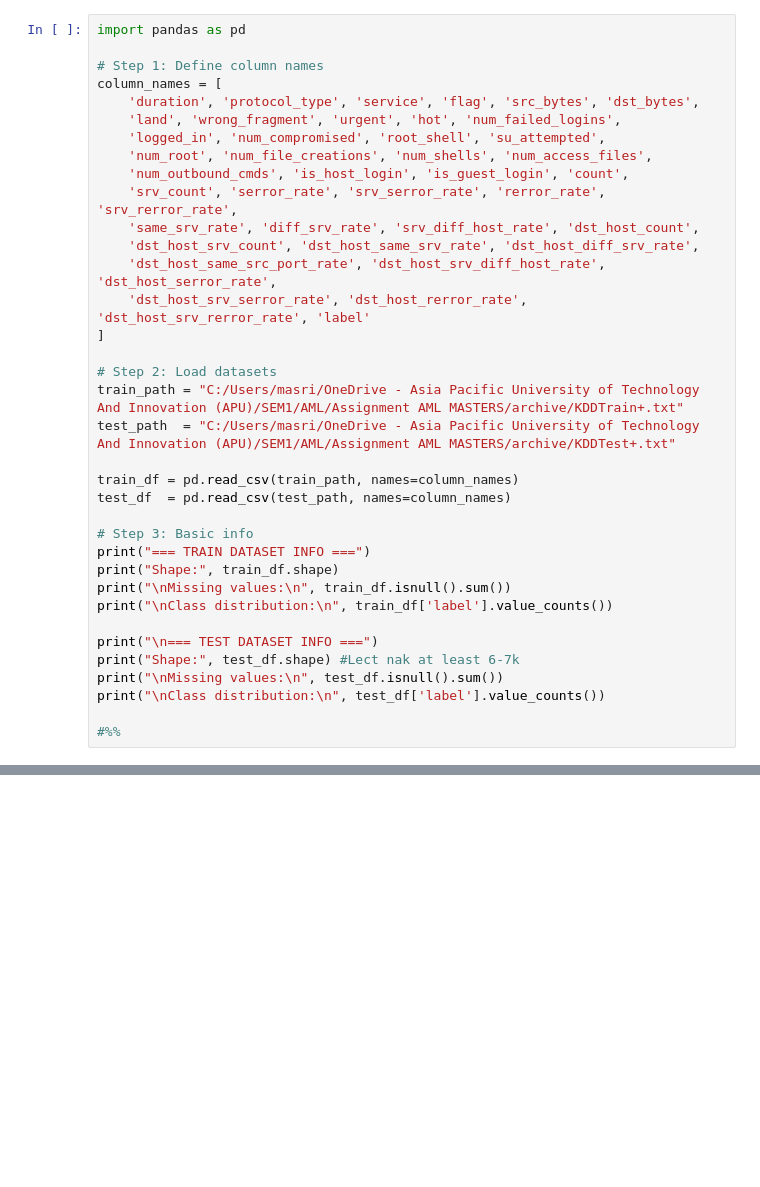
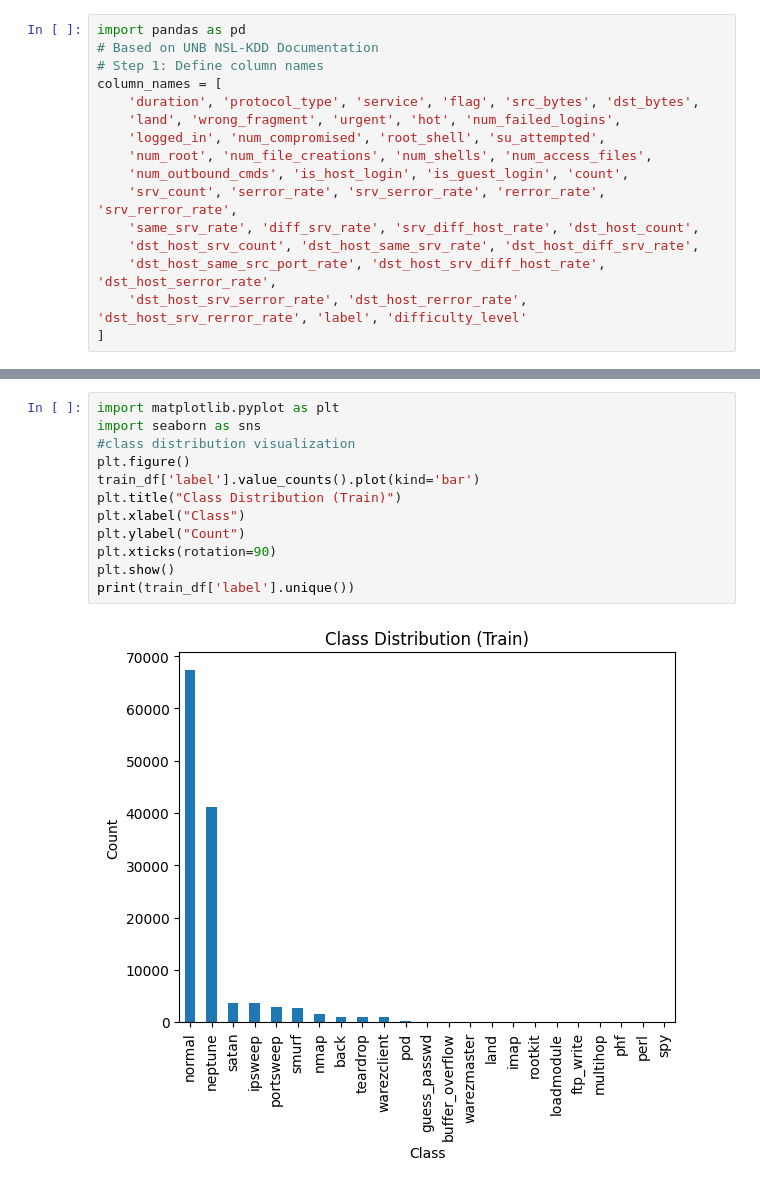
Before and after one commit to masrie03/Applied-Machine-Learning-Project-Assignment, a Jupyter notebook: intrusionDetection.ipynb, the cells around one changed output, grey strips where cells are left out. Drawn from its saved outputs; the diff is of its cells as text; blank space fills up the shorter version.

```diff
--- a/intrusionDetection.ipynb
+++ b/intrusionDetection.ipynb
@@ -1,6 +1,6 @@
 # %%
 import pandas as pd
-
+# Based on UNB NSL-KDD Documentation
 # Step 1: Define column names
 column_names = [
     'duration', 'protocol_type', 'service', 'flag', 'src_bytes', 'dst_bytes',
@@ -12,25 +12,5 @@ column_names = [
     'same_srv_rate', 'diff_srv_rate', 'srv_diff_host_rate', 'dst_host_count',
     'dst_host_srv_count', 'dst_host_same_srv_rate', 'dst_host_diff_srv_rate',
     'dst_host_same_src_port_rate', 'dst_host_srv_diff_host_rate', 'dst_host_serror_rate',
-    'dst_host_srv_serror_rate', 'dst_host_rerror_rate', 'dst_host_srv_rerror_rate', 'label'
+    'dst_host_srv_serror_rate', 'dst_host_rerror_rate', 'dst_host_srv_rerror_rate', 'label', 'difficulty_level'
 ]
-
-# Step 2: Load datasets
-train_path = "C:/Users/masri/OneDrive - Asia Pacific University of Technology And Innovation (APU)/SEM1/AML/Assignment AML MASTERS/archive/KDDTrain+.txt"
-test_path  = "C:/Users/masri/OneDrive - Asia Pacific University of Technology And Innovation (APU)/SEM1/AML/Assignment AML MASTERS/archive/KDDTest+.txt"
-
-train_df = pd.read_csv(train_path, names=column_names)
-test_df  = pd.read_csv(test_path, names=column_names)
-
-# Step 3: Basic info
-print("=== TRAIN DATASET INFO ===")
-print("Shape:", train_df.shape)
-print("\nMissing values:\n", train_df.isnull().sum())
-print("\nClass distribution:\n", train_df['label'].value_counts())
-
-print("\n=== TEST DATASET INFO ===")
-print("Shape:", test_df.shape) #Lect nak at least 6-7k
-print("\nMissing values:\n", test_df.isnull().sum())
-print("\nClass distribution:\n", test_df['label'].value_counts())
-
-#%%
@@ -36,0 +52,14 @@ print("\nClass distribution:\n", test_df['label'].value_counts())
+# %%
+import matplotlib.pyplot as plt
+import seaborn as sns
+#class distribution visualization
+plt.figure()
+train_df['label'].value_counts().plot(kind='bar')
+plt.title("Class Distribution (Train)")
+plt.xlabel("Class")
+plt.ylabel("Count")
+plt.xticks(rotation=90)
+plt.show()
+print(train_df['label'].unique())
+# %% [output]
+[figure, added]
```
Also changed, not shown: parts of 8 cells of this notebook.
